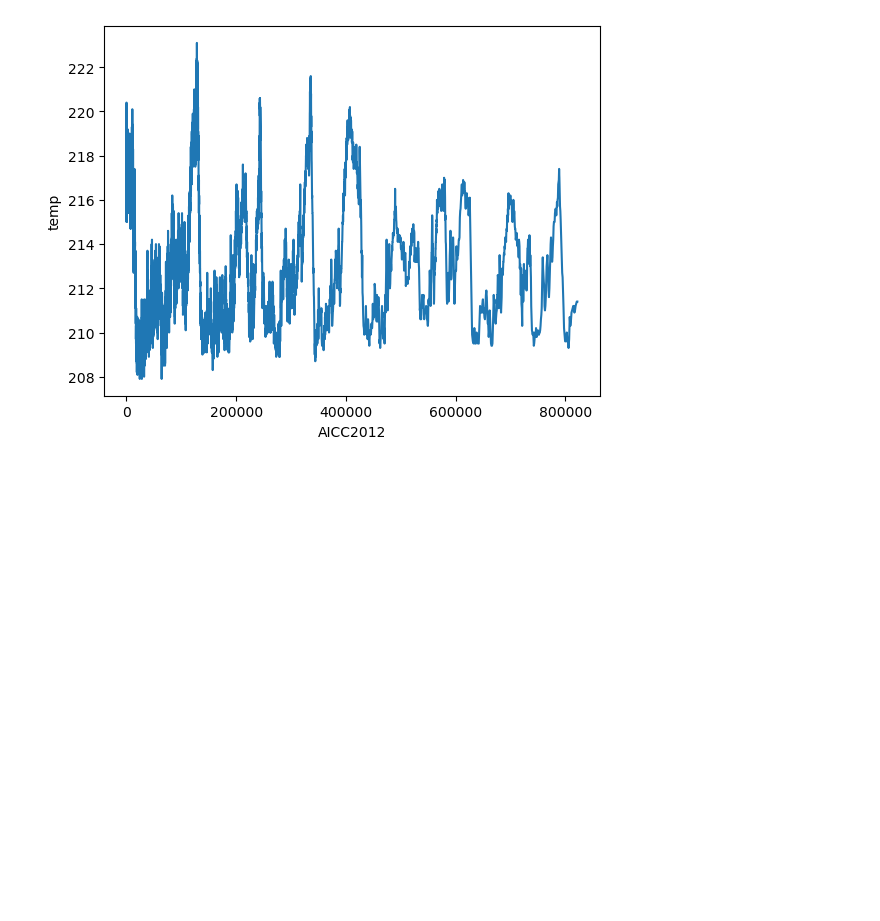
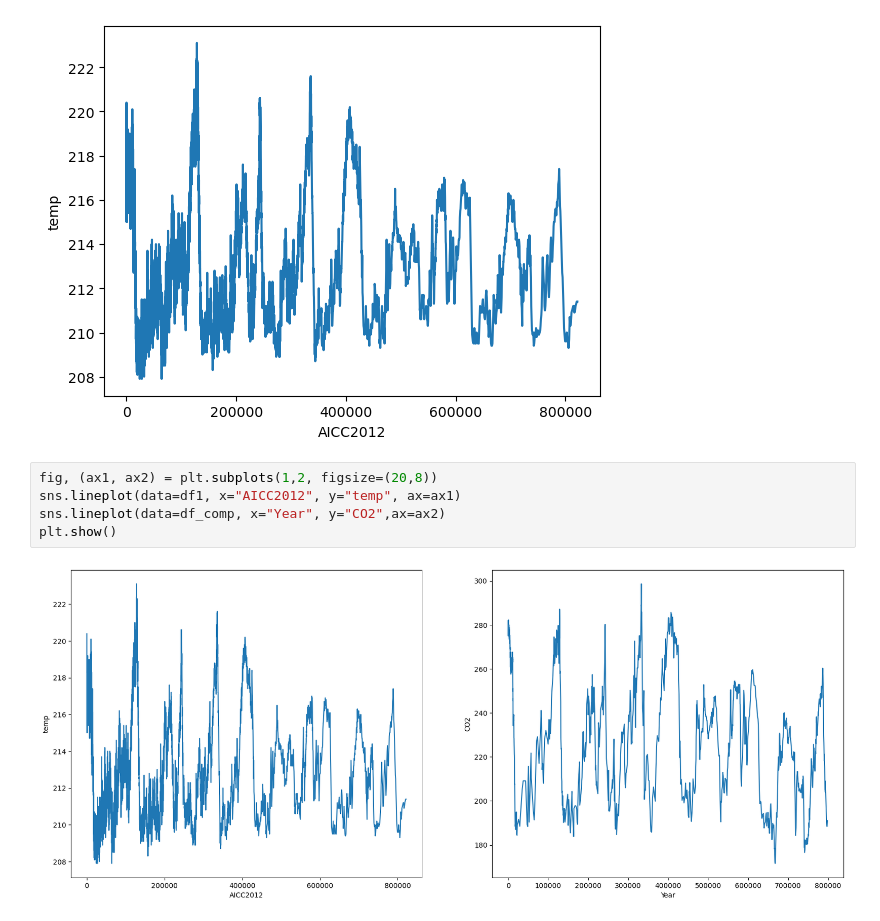
Before and after one commit to mickalleny2k/PfDA_Project2, a Jupyter notebook: project.ipynb, the cells around one changed output. Drawn from its saved outputs; the diff is of its cells as text; blank space fills up the shorter version.

```diff
--- a/project.ipynb
+++ b/project.ipynb
@@ -125,3 +164,10 @@ sns.lineplot(data=df1, x="AICC2012", y="temp")
 # %% [output]
 <AxesSubplot:xlabel='AICC2012', ylabel='temp'>
 [figure]
+# %%
+fig, (ax1, ax2) = plt.subplots(1,2, figsize=(20,8))
+sns.lineplot(data=df1, x="AICC2012", y="temp", ax=ax1)
+sns.lineplot(data=df_comp, x="Year", y="CO2",ax=ax2)
+plt.show()
+# %% [output]
+[figure, added]
```
Also changed, not shown: parts of 7 cells of this notebook.
